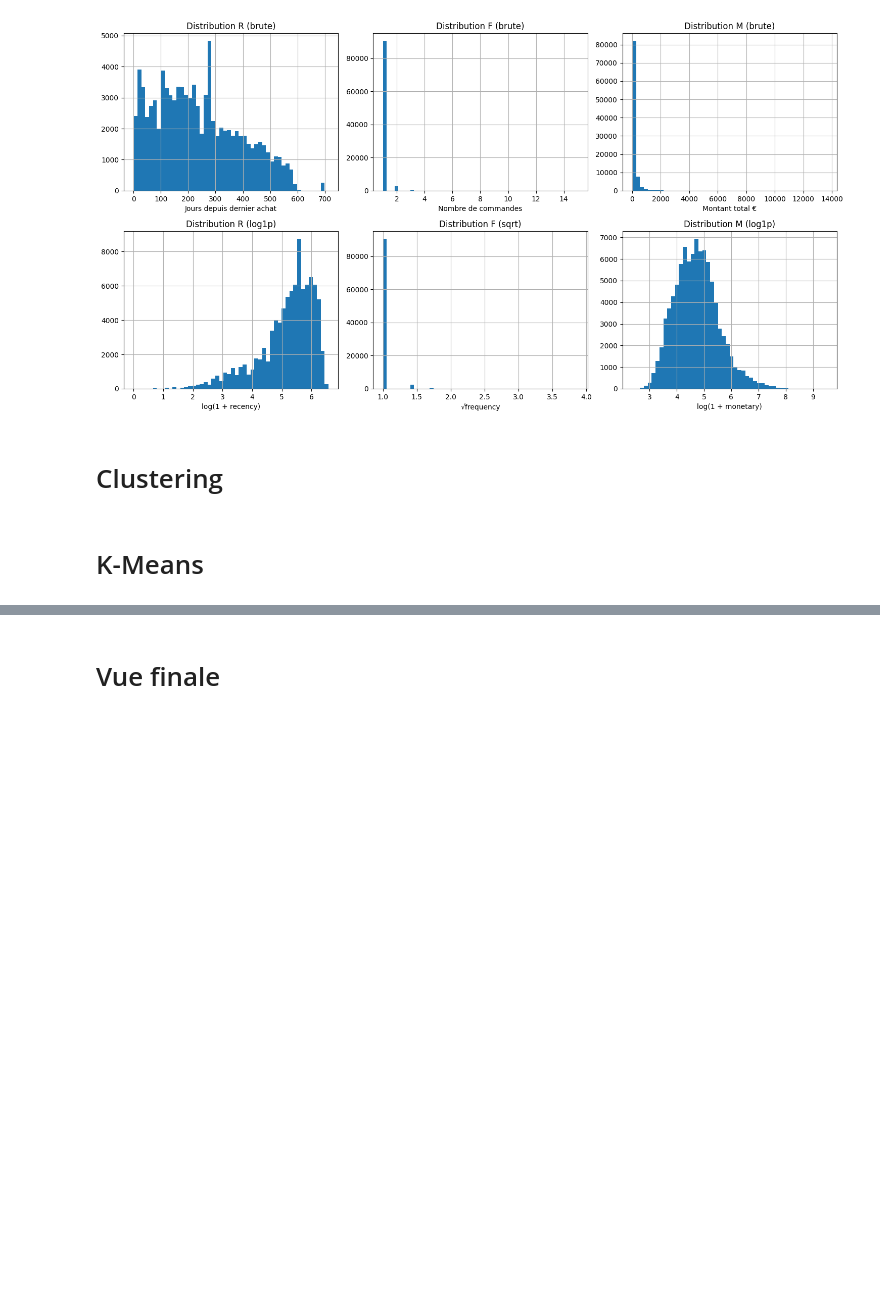
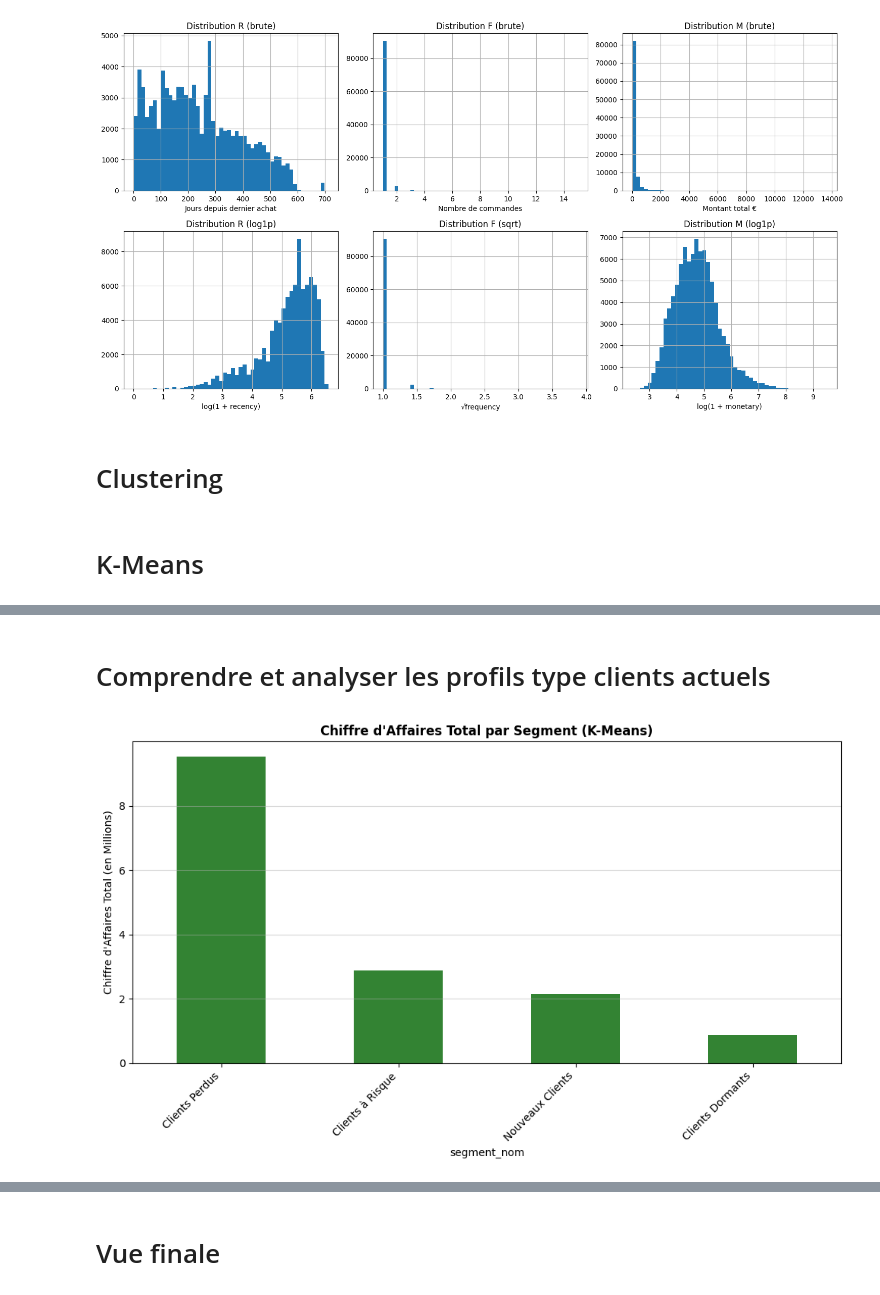
Before and after one commit to LudGold/P04_Segmenter_Clients_E-Commerce, a Jupyter notebook: Notebook_Modelisation.ipynb, the cells around one changed output, grey strips where cells are left out. Drawn from its saved outputs; the diff is of its cells as text; code cells hidden in the pictures; blank space fills up the shorter version.

```diff
--- a/Notebook_Modelisation.ipynb
+++ b/Notebook_Modelisation.ipynb
@@ -596,20 +493,29 @@ cluster_final
+# %% [markdown]
+# Comprendre et analyser les profils type clients actuels
 # %%
+segment_map = {
+    1: 'Clients à Risque',
+    2: 'Nouveaux Clients',
+    3: 'Clients Dormants',
+    0: 'Clients Perdus'
+}
+
+# 2. Appliquer ce mapping pour créer une nouvelle colonne
+# Bonne pratique de créer une nouvelle colonne pour garder l'originale!!
+df_rfm['segment_nom'] = df_rfm['cluster_final'].map(segment_map)
 # Create the missing Bar Chart for total revenue (CA_total) per cluster
-
-# NOTE: The DataFrame 'profile_final' is available from the last successful execution (Cell 57)
-# It is already sorted by 'CA_total' descending, which is perfect for plotting.
-
-import matplotlib.pyplot as plt
-
+ca_par_segment = df_rfm.groupby('segment_nom')['monetary'].sum() / 1_000_000
+ca_par_segment = ca_par_segment.sort_values(ascending=False)
 # Ensure the plot is clean and informative
-plt.figure(figsize=(8, 6))
-profile_final['CA_total'].plot(kind='bar', color='darkgreen', alpha=0.8)
+plt.figure(figsize=(10, 6))
+ca_par_segment.plot(kind='bar', color='darkgreen', alpha=0.8)
 
 plt.title('Chiffre d\'Affaires Total par Segment (K-Means)', fontweight='bold')
-plt.xlabel('Segment Client (Cluster)')
-plt.ylabel('Chiffre d\'Affaires Total (€)')
-plt.xticks(rotation=0) # Keep labels horizontal
+plt.ylabel('Chiffre d\'Affaires Total (en Millions)')
+plt.xticks(rotation=45, ha='right') # Keep labels horizontal
 plt.grid(True, axis='y', alpha=0.5)
 
 plt.tight_layout()
-plt.savefig('CA_cluster_barchart.png')
+plt.savefig('CA_par_segment_nom.png')
+# %% [output]
+[figure, added]
```
Also changed, not shown: parts of 19 cells of this notebook, 5 other files.
